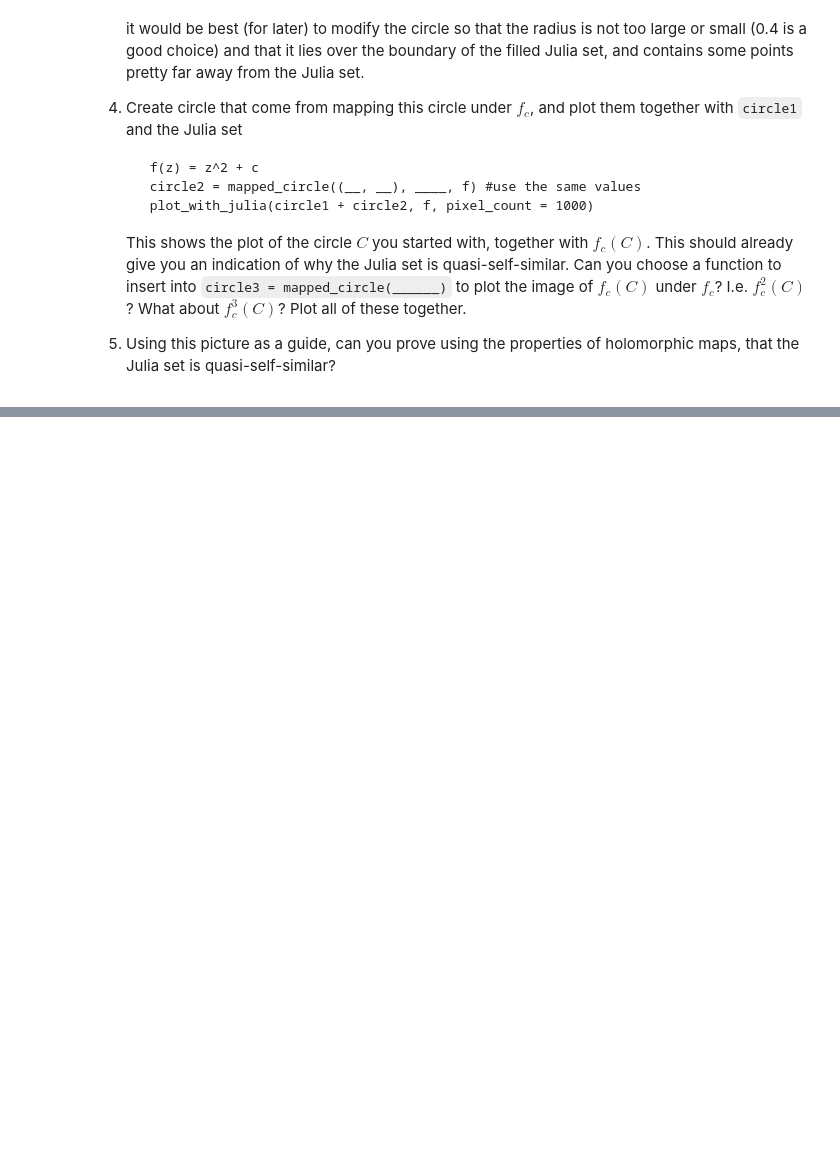
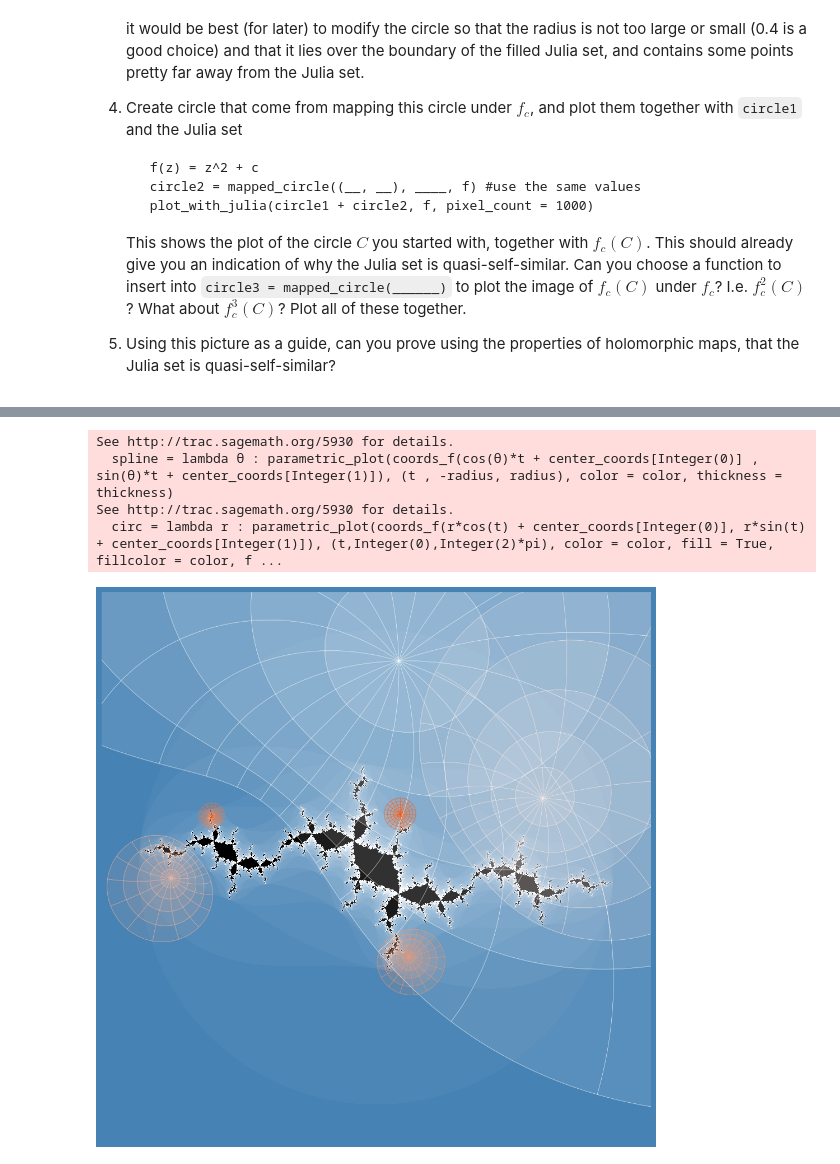
Before and after one commit to sam-dehority/SHPChaoasandFractals2021Spring, a Jupyter notebook: 3-6Problems.ipynb, the cells around one changed output, grey strips where cells are left out. Drawn from its saved outputs; the diff is of its cells as text; code cells hidden in the pictures; blank space fills up the shorter version.

```diff
--- a/3-6Problems.ipynb
+++ b/3-6Problems.ipynb
@@ -66,3 +66,33 @@ Here are the steps to see that a Julia set should be self similar:
    This shows the plot of the circle $C$ you started with, together with $f_c(C)$. This should already give you an indication of why the Julia set is quasi-self-similar.
    Can you choose a function to insert into `circle3 = mapped_circle(______)` to plot the image of $f_c(C)$ under $f_c$? I.e. $f_c^2(C)$? What about $f_c^3(C)$? Plot all of these together.
 5. Using this picture as a guide, can you prove using the properties of holomorphic maps, that the Julia set is quasi-self-similar?
+# %%
+def mapped_circle(center, radius, f, num_circles = 5, num_splines = 10, color = 'orange', thickness = .4, fillalpha= .1):
+    center_coords = (CDF(center).real(), CDF(center).imag())
+    radii = [radius/num_circles * k for k in range(1, num_circles + 1)]
+    angles = [pi *θ / (num_splines) for θ in range(num_splines)]
+    coords_f = lambda x,y : ((z := f(x + I*y)).real(), z.imag())
+    t = var('t')
+    spline = lambda θ : parametric_plot(coords_f(cos(θ)*t + center_coords[0] , sin(θ)*t + center_coords[1]), (t , -radius, radius), color = color, thickness = thickness)
+    circ = lambda r : parametric_plot(coords_f(r*cos(t) + center_coords[0], r*sin(t) + center_coords[1]), (t,0,2*pi), color = color, fill = True, fillcolor = color, fillalpha = 0.1, thickness = thickness)
+    return sum(spline(θ) for θ in angles) + sum(circ(r) for r in radii )
+
+from PIL import Image as pilimg
+
+def plot_with_julia(graphics, f, **kwds):
+    kwdscopy = dict(kwds)
+    x_center = kwds.pop("x_center", 0.0)
+    y_center = kwds.pop("y_center", 0.0)
+    image_width = kwds.pop("image_width", 4.0)
+    pixel_count = kwds.pop("pixel_count", 500)
+    xmax = x_center + image_width*0.5
+    xmin = x_center - image_width*0.5
+    ymax = y_center + image_width*0.5
+    ymin = y_center - image_width*0.5
+    graphics.save("./tmp/g.png", transparent = True, axes=False, xmin=xmin, xmax = xmax, ymin = ymin, ymax = ymax, aspect_ratio = 1, figsize = [10,10])
+    julia = julia_plot(f, mandelbrot = False, **kwdscopy)
+    julia_modified = julia.pil.convert('RGBA')
+    mod = pilimg.open('./tmp/g.png')
+    mod_resized = mod.resize((julia.height(), julia.width()))
+    julia_modified.alpha_composite(mod_resized)
+    return julia_modified
@@ -68,0 +103,18 @@ Here are the steps to see that a Julia set should be self similar:
+# %%
+c = -1.15 + .25*I
+id(z) = z
+f(z) = z^2 + c
+circle1 = mapped_circle((0.18,0.4), .12, id, color = '#fc5203')
+circle2 = mapped_circle((0.18,0.35), .12, f, color = '#ff7738')
+circle3 = mapped_circle((0.18,0.35), .12, f(f(z)), color = '#ff9869')
+circle4 = mapped_circle((0.18,0.35), .12, f(f(f(z))), color = '#ffbb9c')
+circle5 = mapped_circle((0.18,0.35), .12, f(f(f(f(z)))), color = '#ffefe8')
+circle6 = mapped_circle((0.18,0.35), .12, f(f(f(f(f(z))))), color = '#ffffff')
+#plot_with_julia(circle1, f, pixel_count = 1000)
+plot_with_julia(circle1 + circle2 + circle3 + circle4 + circle5 + circle6, f, pixel_count = 1000)
+# %% [output]
+See http://trac.sagemath.org/5930 for details.
+  spline = lambda θ : parametric_plot(coords_f(cos(θ)*t + center_coords[Integer(0)] , sin(θ)*t + center_coords[Integer(1)]), (t , -radius, radius), color = color, thickness = thickness)
+See http://trac.sagemath.org/5930 for details.
+  circ = lambda r : parametric_plot(coords_f(r*cos(t) + center_coords[Integer(0)], r*sin(t) + center_coords[Integer(1)]), (t,Integer(0),Integer(2)*pi), color = color, fill = True, fillcolor = color, f ...
+[figure, added]
```
Also changed, not shown: parts of 2 cells of this notebook, 1 other file.
